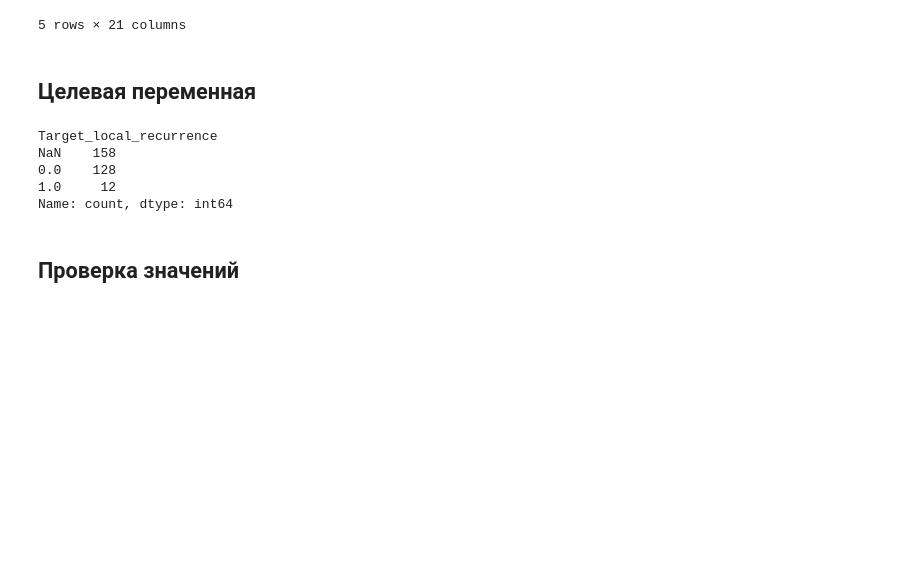
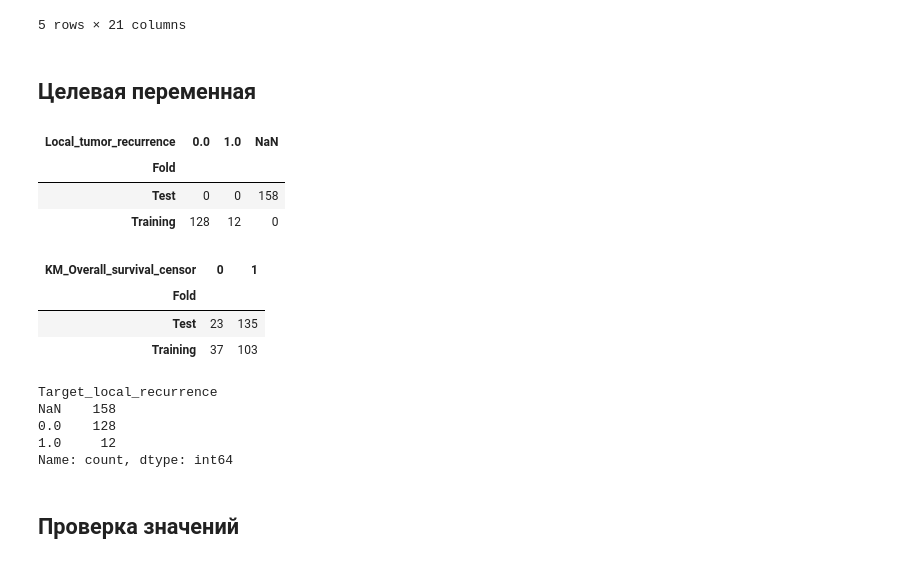
Before and after one commit to a1pha-dev/SS-Computationaloncology, a Jupyter notebook: w4/practice.ipynb, the cells around one changed output. Cells and saved outputs as stored; diff of their text form; code cells hidden in the pictures; blank space fills up the shorter version.

```diff
--- a/w4/practice.ipynb
+++ b/w4/practice.ipynb
@@ -37,6 +37,20 @@ raw[clinical].head()
 5 rows × 21 columns
 # %% [markdown]
 ## Целевая переменная
+# %%
+pd.crosstab(raw["Fold"], raw["Local_tumor_recurrence"], dropna=False)
+# %% [output]
+| Local_tumor_recurrence | 0.0 | 1.0 | NaN |
+| Fold |  |  |  |
+| Test | 0 | 0 | 158 |
+| Training | 128 | 12 | 0 |
+# %%
+pd.crosstab(raw["Fold"], raw["KM_Overall_survival_censor"])  # 1 — жив, 0 — умер; времени наблюдения в таблице нет
+# %% [output]
+| KM_Overall_survival_censor | 0 | 1 |
+| Fold |  |  |
+| Test | 23 | 135 |
+| Training | 37 | 103 |
 # %%
 df = raw.copy()
 df["Target_local_recurrence"] = df["Local_tumor_recurrence"]
```
Also changed, not shown: parts of 11 cells of this notebook, 11 other files.
